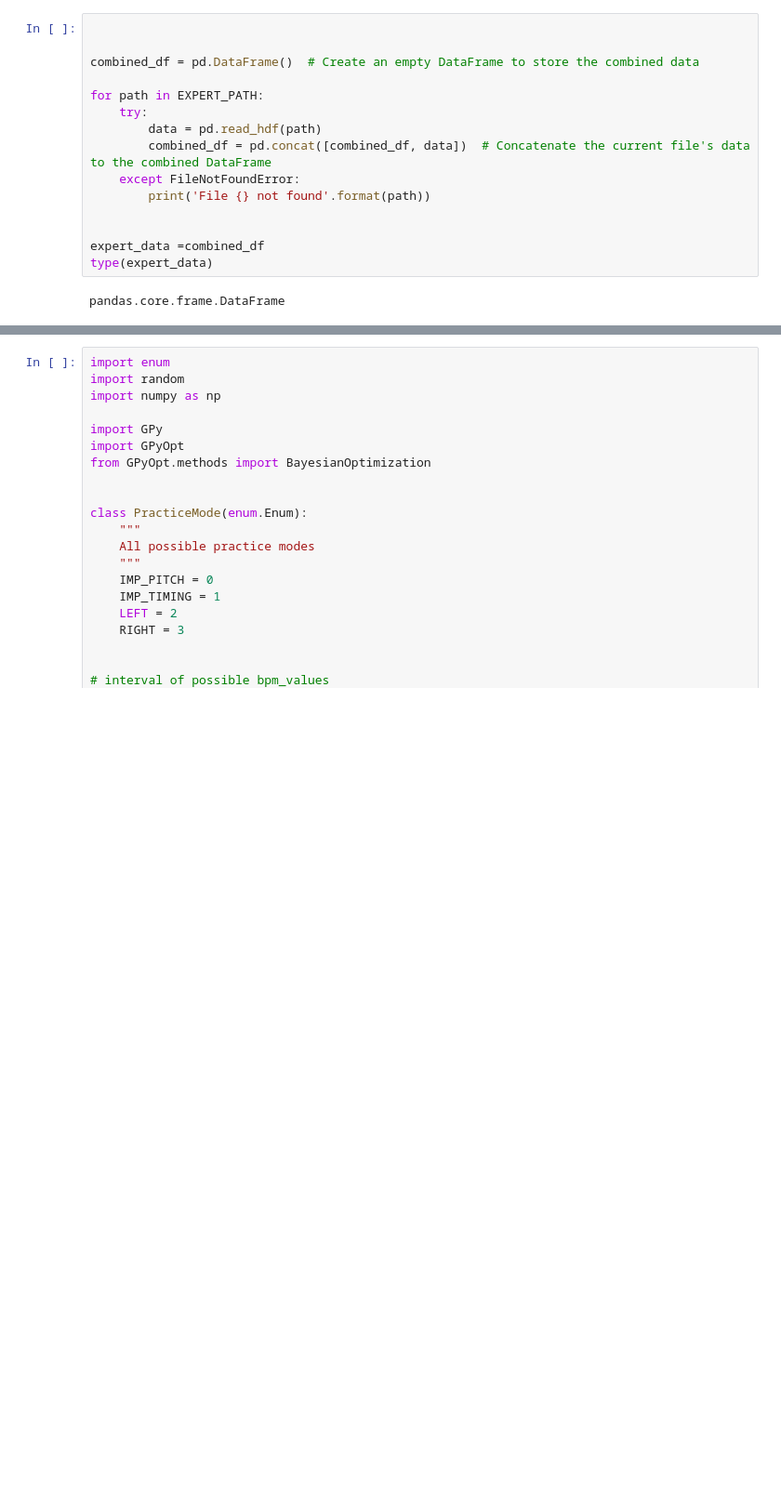
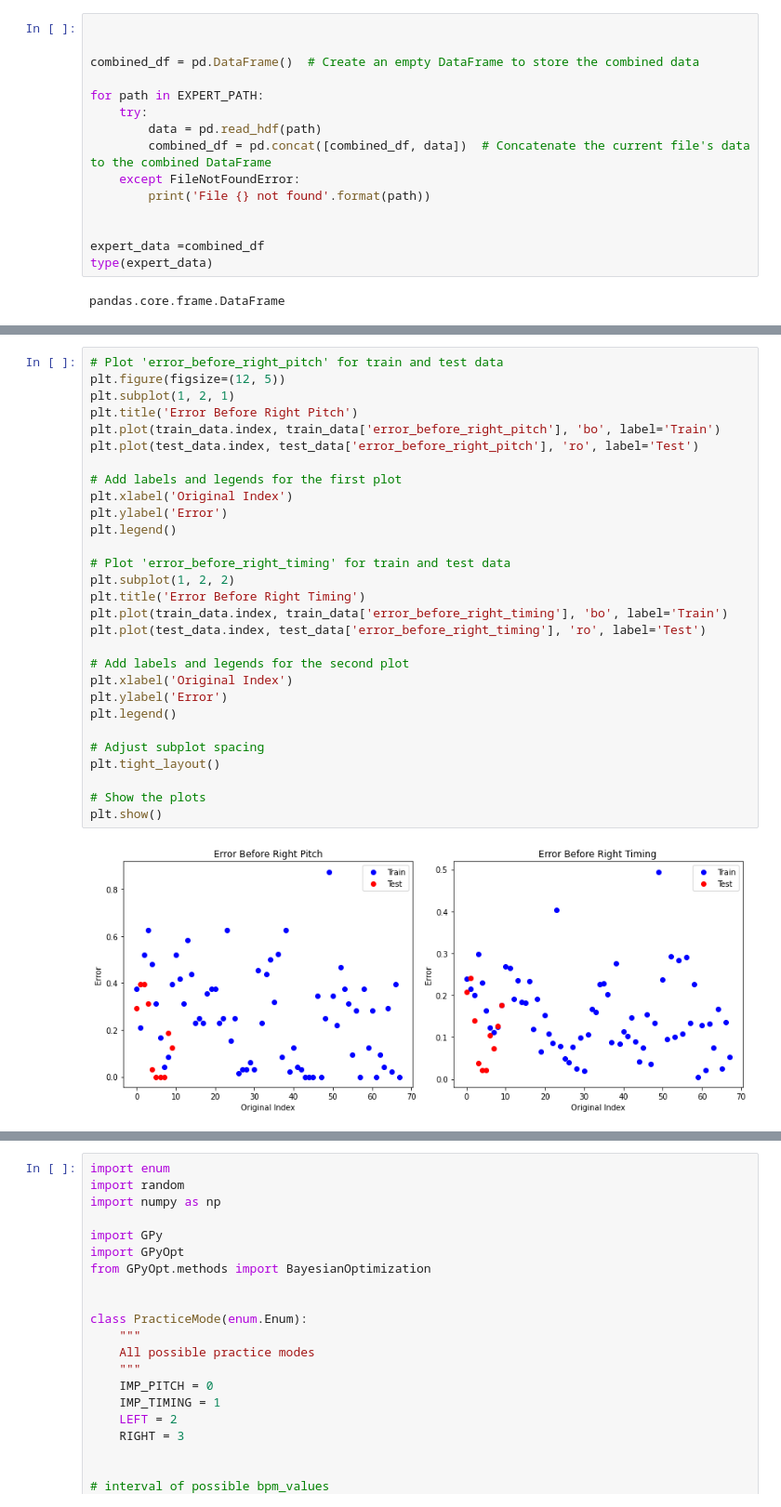
Before and after one commit to eladvromen/GP_optimization, a Jupyter notebook: GP_OPTIMIZATION_utility.ipynb, the cells around one changed output, grey strips where cells are left out. Shown at 93% size. Cells and saved outputs as stored; diff of their text form; blank space fills up the shorter version.

Commit message:
train-test split and plots

```diff
--- a/GP_OPTIMIZATION_utility.ipynb
+++ b/GP_OPTIMIZATION_utility.ipynb
@@ -26,3 +84,34 @@ pandas.core.frame.DataFrame
+# %%
+# Plot 'error_before_right_pitch' for train and test data
+plt.figure(figsize=(12, 5))
+plt.subplot(1, 2, 1)
+plt.title('Error Before Right Pitch')
+plt.plot(train_data.index, train_data['error_before_right_pitch'], 'bo', label='Train')
+plt.plot(test_data.index, test_data['error_before_right_pitch'], 'ro', label='Test')
+
+# Add labels and legends for the first plot
+plt.xlabel('Original Index')
+plt.ylabel('Error')
+plt.legend()
+
+# Plot 'error_before_right_timing' for train and test data
+plt.subplot(1, 2, 2)
+plt.title('Error Before Right Timing')
+plt.plot(train_data.index, train_data['error_before_right_timing'], 'bo', label='Train')
+plt.plot(test_data.index, test_data['error_before_right_timing'], 'ro', label='Test')
+
+# Add labels and legends for the second plot
+plt.xlabel('Original Index')
+plt.ylabel('Error')
+plt.legend()
+
+# Adjust subplot spacing
+plt.tight_layout()
+
+# Show the plots
+plt.show()
+# %% [output]
+[figure, added]
 # %%
 expert_data.head()
 # %% [output]
```
Also changed, not shown: parts of 8 cells of this notebook.
